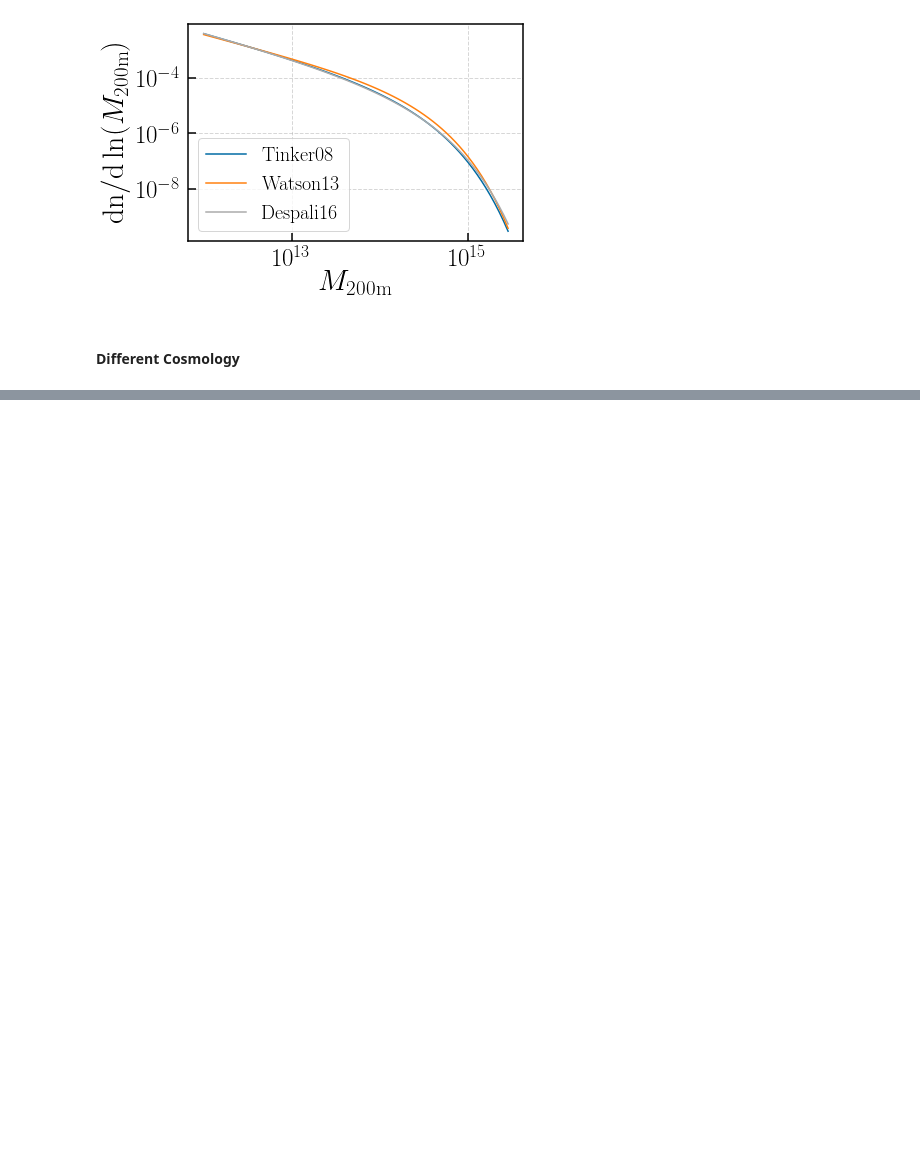
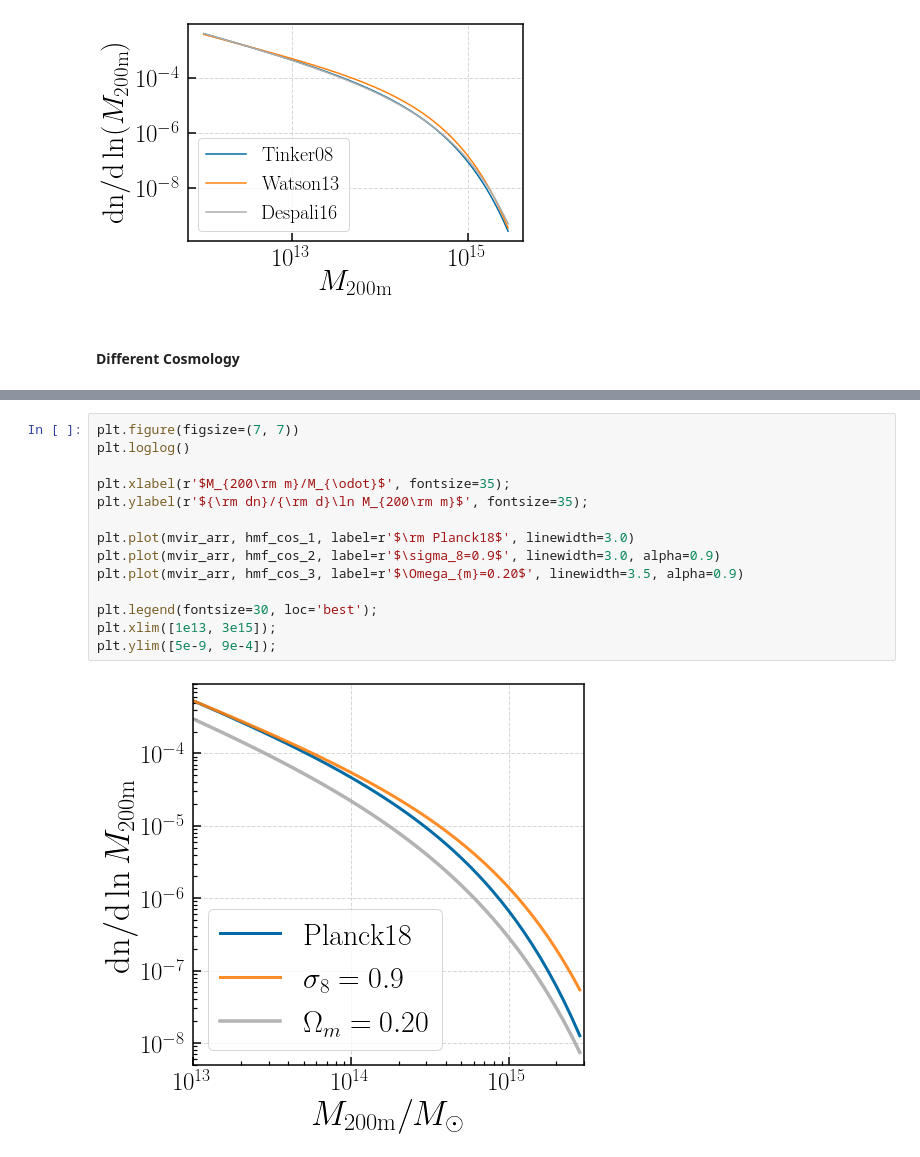
Before and after one commit to dr-guangtou/luandun, a Jupyter notebook: cosmology/cluster/hmf_basic.ipynb, the cells around one changed output, grey strips where cells are left out. Drawn from its saved outputs; the diff is of its cells as text; blank space fills up the shorter version.

```diff
--- a/cosmology/cluster/hmf_basic.ipynb
+++ b/cosmology/cluster/hmf_basic.ipynb
@@ -172,0 +199,16 @@ plt.legend(fontsize=20, loc='best');
+# %%
+plt.figure(figsize=(7, 7))
+plt.loglog()
+
+plt.xlabel(r'$M_{200\rm m}/M_{\odot}$', fontsize=35);
+plt.ylabel(r'${\rm dn}/{\rm d}\ln M_{200\rm m}$', fontsize=35);
+
+plt.plot(mvir_arr, hmf_cos_1, label=r'$\rm Planck18$', linewidth=3.0)
+plt.plot(mvir_arr, hmf_cos_2, label=r'$\sigma_8=0.9$', linewidth=3.0, alpha=0.9)
+plt.plot(mvir_arr, hmf_cos_3, label=r'$\Omega_{m}=0.20$', linewidth=3.5, alpha=0.9)
+
+plt.legend(fontsize=30, loc='best');
+plt.xlim([1e13, 3e15]);
+plt.ylim([5e-9, 9e-4]);
+# %% [output]
+[figure, added]
```
Also changed, not shown: parts of 9 cells of this notebook, 5 other files.
